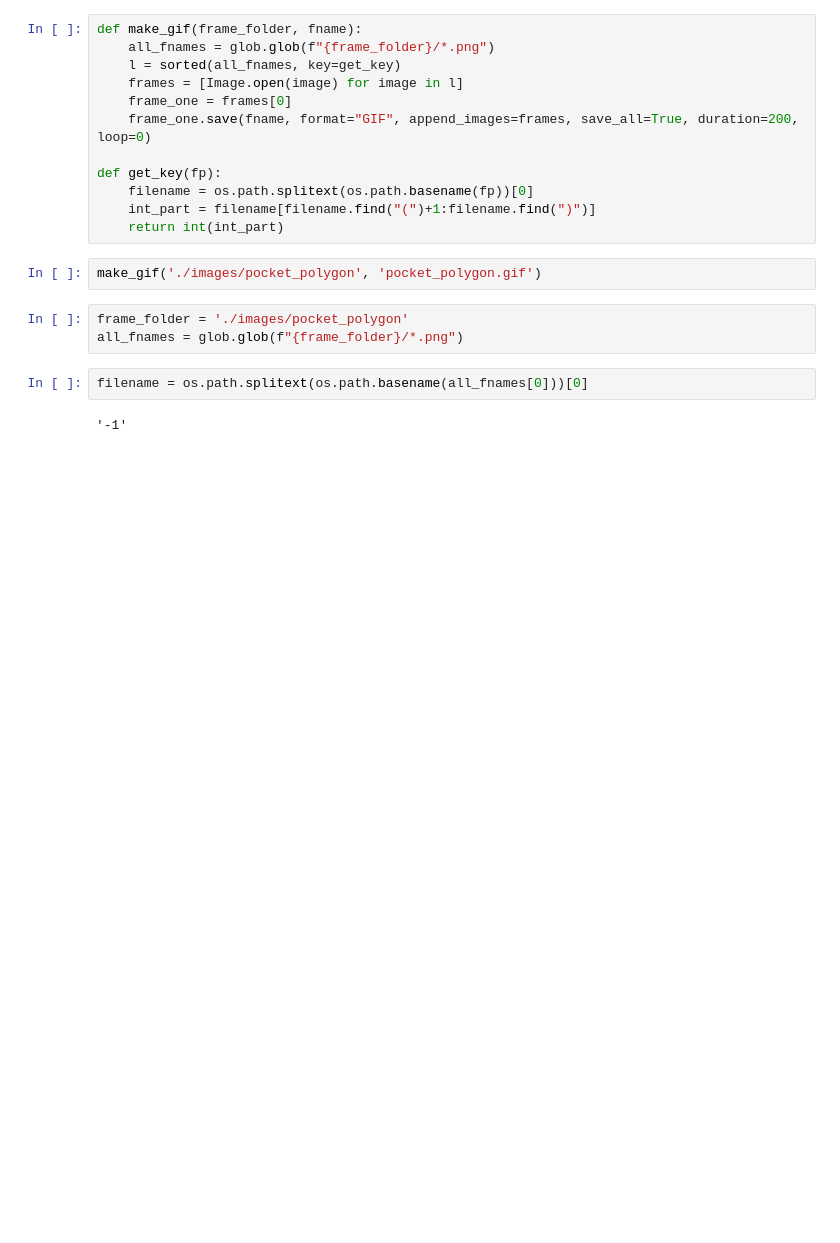
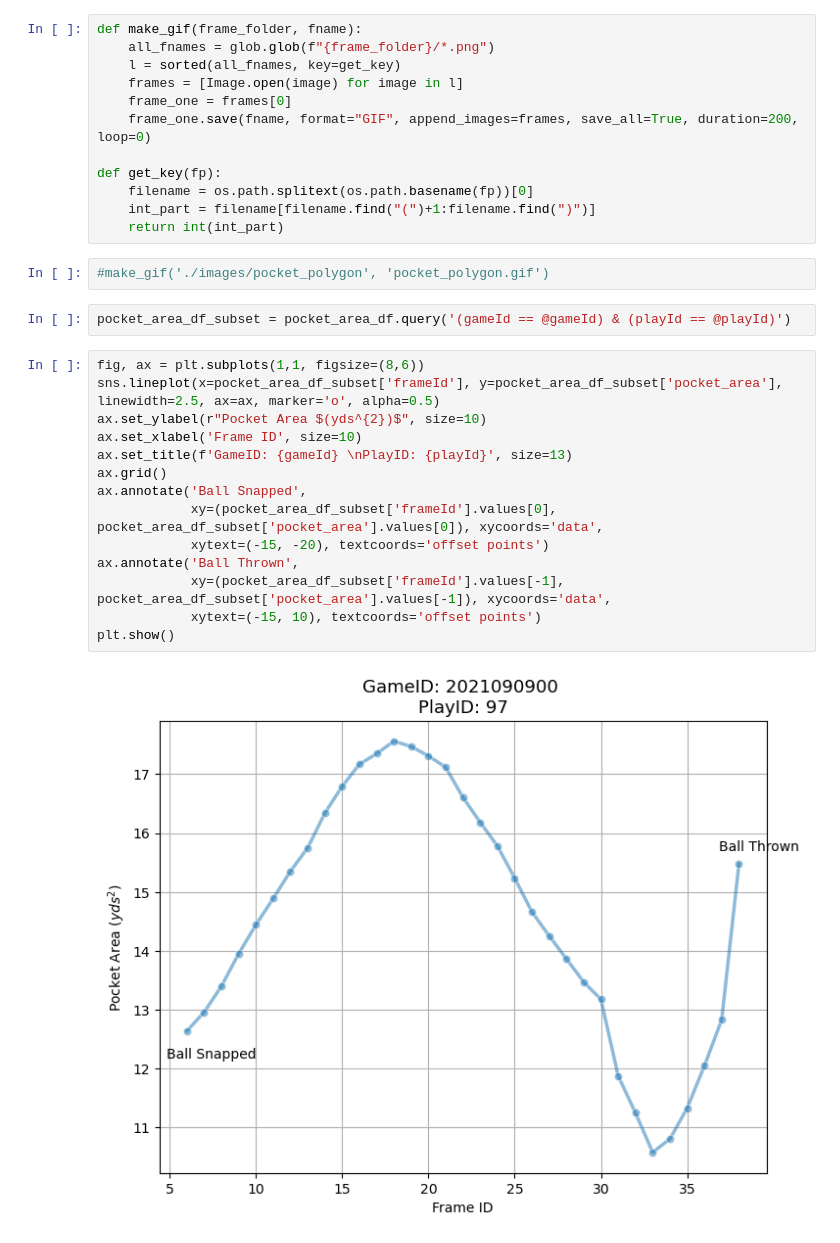
Before and after one commit to mroreo/nfl-big-data-bowl-2023, a Jupyter notebook: pocket_area_analysis_v2.ipynb, the cells around one changed output. Drawn from its saved outputs; the diff is of its cells as text; blank space fills up the shorter version.

Commit message:
add pocket area graph

```diff
--- a/pocket_area_analysis_v2.ipynb
+++ b/pocket_area_analysis_v2.ipynb
@@ -295,11 +295,22 @@ def get_key(fp):
     int_part = filename[filename.find("(")+1:filename.find(")")]
     return int(int_part)
 # %%
-make_gif('./images/pocket_polygon', 'pocket_polygon.gif')
+#make_gif('./images/pocket_polygon', 'pocket_polygon.gif')
-# %%
-frame_folder = './images/pocket_polygon'
-all_fnames = glob.glob(f"{frame_folder}/*.png")
-# %%
-filename = os.path.splitext(os.path.basename(all_fnames[0]))[0]
-# %% [output]
-'-1'
+# %%
+pocket_area_df_subset = pocket_area_df.query('(gameId == @gameId) & (playId == @playId)')
+# %%
+fig, ax = plt.subplots(1,1, figsize=(8,6))
+sns.lineplot(x=pocket_area_df_subset['frameId'], y=pocket_area_df_subset['pocket_area'], linewidth=2.5, ax=ax, marker='o', alpha=0.5)
+ax.set_ylabel(r"Pocket Area $(yds^{2})$", size=10)
+ax.set_xlabel('Frame ID', size=10)
+ax.set_title(f'GameID: {gameId} \nPlayID: {playId}', size=13)
+ax.grid()
+ax.annotate('Ball Snapped',
+            xy=(pocket_area_df_subset['frameId'].values[0], pocket_area_df_subset['pocket_area'].values[0]), xycoords='data',
+            xytext=(-15, -20), textcoords='offset points')
+ax.annotate('Ball Thrown',
+            xy=(pocket_area_df_subset['frameId'].values[-1], pocket_area_df_subset['pocket_area'].values[-1]), xycoords='data',
+            xytext=(-15, 10), textcoords='offset points')
+plt.show()
+# %% [output]
+[figure, added]
```
Also changed, not shown: parts of 1 cell of this notebook, 1 other file.
